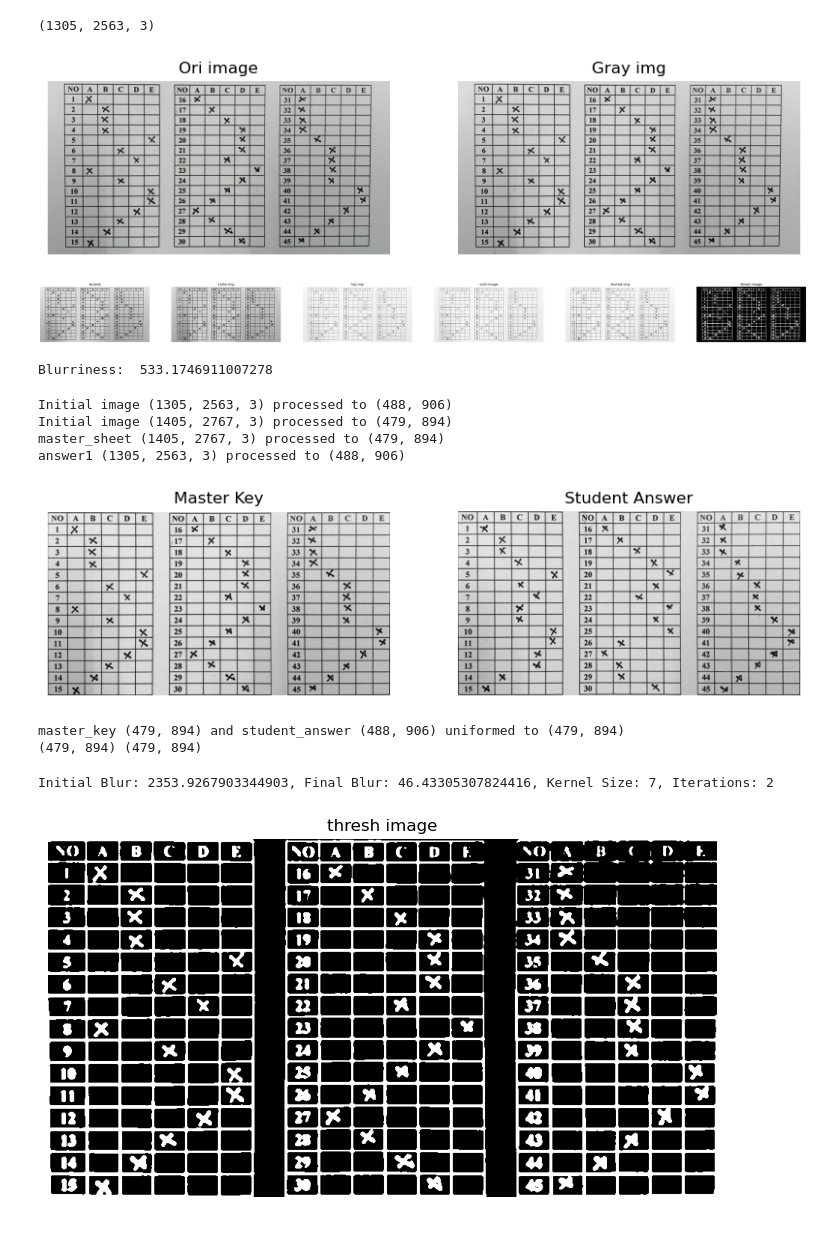
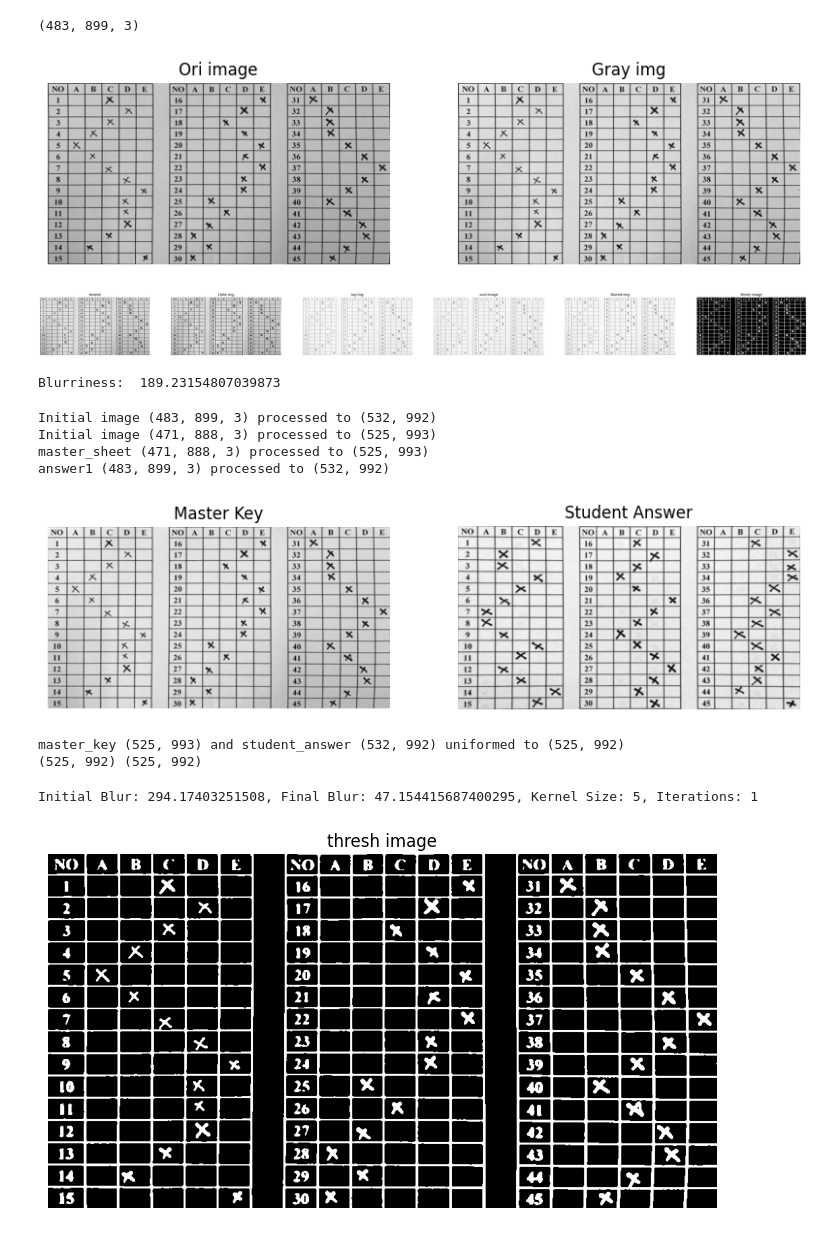
Before and after one commit to viansebastian/SNAPGrade-CorrectionAutomation, a Jupyter notebook: notebooks/x_test.ipynb, the cells around one changed output. Drawn from its saved outputs; the diff is of its cells as text; code cells hidden in the pictures.

```diff
--- a/notebooks/x_test.ipynb
+++ b/notebooks/x_test.ipynb
@@ -311,29 +311,29 @@ def final_scoring(new_student, processed_student, master_contours):
 
   return final_score, student_correction
 # %%
-answer1 = cv2.imread('C:/Users/vian8/Desktop/Tugas2/SNAPGRADE/inputs/cross/student2.jpg')
-master_sheet = cv2.imread('C:/Users/vian8/Desktop/Tugas2/SNAPGRADE/inputs/cross/master2.jpg')
+answer1 = cv2.imread('C:/Users/vian8/Desktop/Tugas2/SNAPGRADE/inputs/cross_data_cropped/41.jpg')
+master_sheet = cv2.imread('C:/Users/vian8/Desktop/Tugas2/SNAPGRADE/inputs/cross_data_cropped/4.jpg')
 
 print(answer1.shape)
 # MASTER KEY
 gray_img = cv2.cvtColor(master_sheet, cv2.COLOR_BGR2GRAY)
 
 plt.figure(figsize = (10, 5))
 
 plt.subplot(1, 2, 1)
 plt.imshow(master_sheet, cmap='gray')
 plt.title('Ori image')
 plt.axis('off')
 
 plt.subplot(1, 2, 2)
 plt.imshow(gray_img, cmap='gray')
 plt.title('Gray img')
 plt.axis('off')
 
 plt.show()
 # %% [output]
-(1305, 2563, 3)
+(483, 899, 3)
-[figure, old version]
+[figure, new version]
 # %%
 resized = resize_image(gray_img)
 clahe = clahe_equalization(resized)
@@ -377,12 +377,12 @@ plt.axis('off')
 
 plt.show()
 # %% [output]
-[figure, old version]
+[figure, new version]
 # %%
 blurriness = measure_blurriness(blurred_img)
 print('Blurriness: ', blurriness)
 # %% [output]
-Blurriness:  533.1746911007278
+Blurriness:  189.23154807039873
 # %%
 student1 = automatic_warp_transformation_v2(answer1)
 master_key = automatic_warp_transformation_v2(master_sheet)
@@ -404,17 +404,17 @@ plt.axis('off')
 
 plt.show()
 # %% [output]
-Initial image (1305, 2563, 3) processed to (488, 906)
-Initial image (1405, 2767, 3) processed to (479, 894)
-master_sheet (1405, 2767, 3) processed to (479, 894)
-answer1 (1305, 2563, 3) processed to (488, 906)
+Initial image (483, 899, 3) processed to (532, 992)
+Initial image (471, 888, 3) processed to (525, 993)
+master_sheet (471, 888, 3) processed to (525, 993)
+answer1 (483, 899, 3) processed to (532, 992)
-[figure, old version]
+[figure, new version]
 # %%
 new_master, new_student = image_uniformization(master_key, student1)
 print(new_master.shape, new_student.shape)
 # %% [output]
-master_key (479, 894) and student_answer (488, 906) uniformed to (479, 894)
-(479, 894) (479, 894)
+master_key (525, 993) and student_answer (532, 992) uniformed to (525, 992)
+(525, 992) (525, 992)
 # %%
 # resized = resize_image(new_master)
 log_img = logarithmic_transformation(new_master)
@@ -432,8 +432,8 @@ plt.axis('off')
 
 plt.show()
 # %% [output]
-Initial Blur: 2353.9267903344903, Final Blur: 46.43305307824416, Kernel Size: 7, Iterations: 2
+Initial Blur: 294.17403251508, Final Blur: 47.154415687400295, Kernel Size: 5, Iterations: 1
-[figure, old version]
+[figure, new version]
 # %%
 binary_img.shape
 # %% [output]
```
Also changed, not shown: parts of 14 cells of this notebook, 5 other files.
